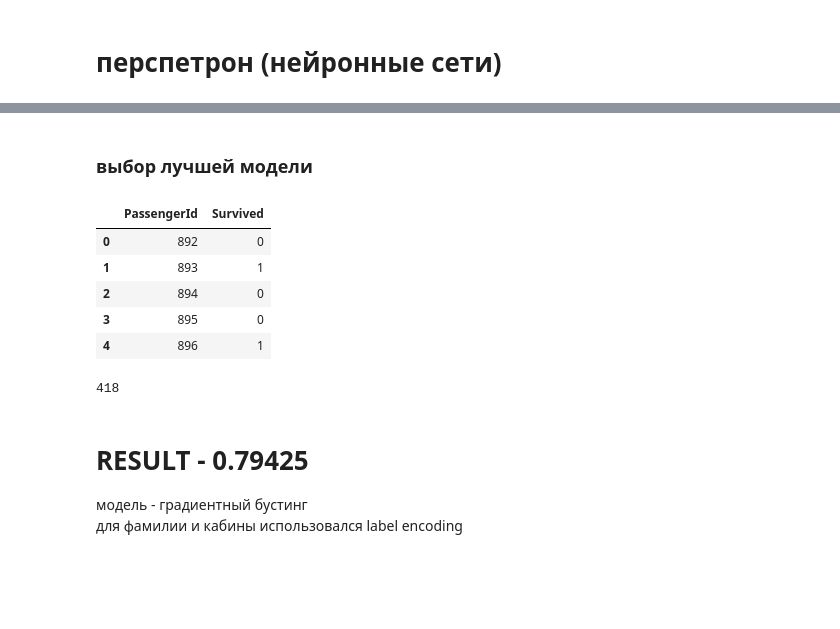
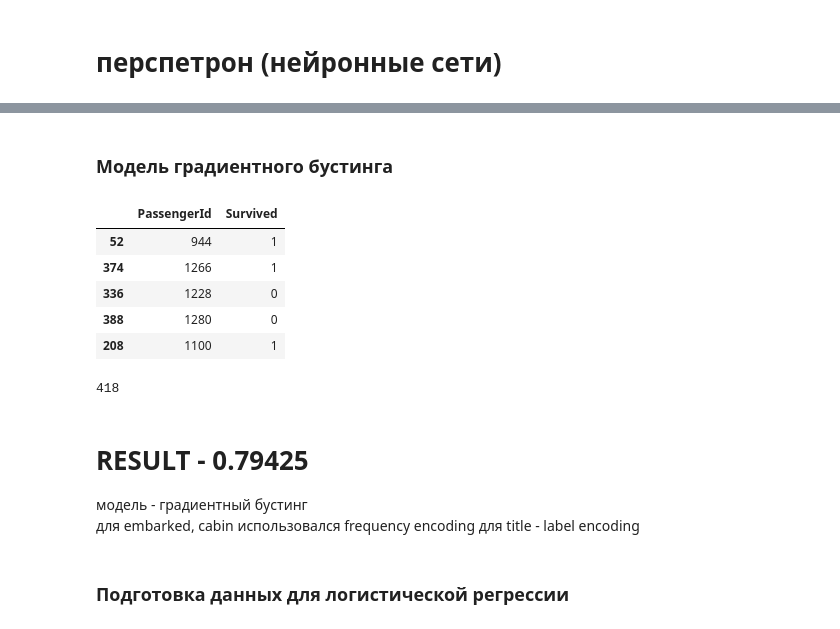
Before and after one commit to loechka/homeworks, a Jupyter notebook: kaggle_titanic_project.ipynb, the cells around one changed output, grey strips where cells are left out. Saved outputs shown, nothing was run; the diff lists cells and outputs as text; code cells hidden in the pictures; blank space fills up the shorter version.

```diff
--- a/kaggle_titanic_project.ipynb
+++ b/kaggle_titanic_project.ipynb
@@ -862,3 +871,11 @@ X_test.embarked = le.fit_transform(X_test.embarked)
+# %%
+encoding = X_test.groupby('embarked').size()
+encoding = encoding/len(X_test)
+X_test['emb_enc'] = X_test.embarked.map(encoding)
+X_test.drop(['embarked'], axis = 1, inplace = True)
+
+# это frequency encoding для embarked
+# вариант 2
 # %%
 X_test = X_test.drop(['name', 'passengerid'], axis = 1)
 # %%
@@ -875,7 +892,7 @@ X_test.sample(5)
 X_test['family'] = (X_test['sibsp'] + X_test['parch']).apply(lambda x : 1 if x>0 else 0)
 X_test['fare_round'] = 20*(X_test['fare']//20)
 l_col = ['pclass','sex','family','title','fare_round']
-X_test['age'] = X_test['age'].fillna(X_test.groupby(l_col)['age'].transform('mean'))
+X_test['age'] = X_test['age'].fillna(X_test.groupby(l_col)['age'].transform('mean').round(0))
 # оставшиеся
 X_test['age'] = X_test['age'].fillna(X_test.age.mean())
 
@@ -905,16 +922,16 @@ memory usage: 36.0+ KB
 X_test.cabin.fillna('-', inplace = True)
 X_test['cabin'] = X_test.cabin.apply(lambda x: x[0])
 # %%
-le = preprocessing.LabelEncoder()
-X_test.cabin = le.fit_transform(X_test.cabin)
+# le = preprocessing.LabelEncoder()
+# X_test.cabin = le.fit_transform(X_test.cabin)
 # # это label encoding для cabin
 
 
-# encoding = X_test.groupby('cabin').size()
-# # get frequency of each category
-# encoding = encoding/len(X_test)
-# X_test['cab_enc'] = X_test.cabin.map(encoding)
-# X_test.drop(['cabin'], inplace = True, axis = 1)
+encoding = X_test.groupby('cabin').size()
+# get frequency of each category
+encoding = encoding/len(X_test)
+X_test['cab_enc'] = X_test.cabin.map(encoding)
+X_test.drop(['cabin'], inplace = True, axis = 1)
 
 # это frequency encoding для cabin
 # %%
@@ -945,22 +962,21 @@ dtypes: float64(3), int64(8)
 memory usage: 36.0 KB
-# %% [markdown]
-### выбор лучшей модели
+# %% [markdown]
+### Модель градиентного бустинга
 # %%
-# пусть градиентный бустинг
-clf = GradientBoostingClassifier(n_estimators=80, random_state=241)
+clf = GradientBoostingClassifier(n_estimators=40, random_state=241)
 clf.fit(X, y)
 y_predict = clf.predict(X_test)
 # %%
 d = {'PassengerId':data_test['passengerid'], 'Survived':y_predict}
 df = pd.DataFrame(data = d)
-df.head()
+df.sample(5)
 # %% [output]
 |  | PassengerId | Survived |
-| 0 | 892 | 0 |
-| 1 | 893 | 1 |
-| 2 | 894 | 0 |
-| 3 | 895 | 0 |
-| 4 | 896 | 1 |
+| 52 | 944 | 1 |
+| 374 | 1266 | 1 |
+| 336 | 1228 | 0 |
+| 388 | 1280 | 0 |
+| 208 | 1100 | 1 |
 # %%
 df.to_csv('TITANIC_result', index = False)
 # %%
@@ -970,4 +986,7 @@ len(df)
 # %% [markdown]
 # RESULT - 0.79425
 модель - градиентный бустинг \
-для фамилии и кабины использовался label encoding
+для embarked, cabin использовался frequency encoding
+для title - label encoding
+# %% [markdown]
+### Подготовка данных для логистической регрессии
```
Also changed, not shown: parts of 65 cells of this notebook.
